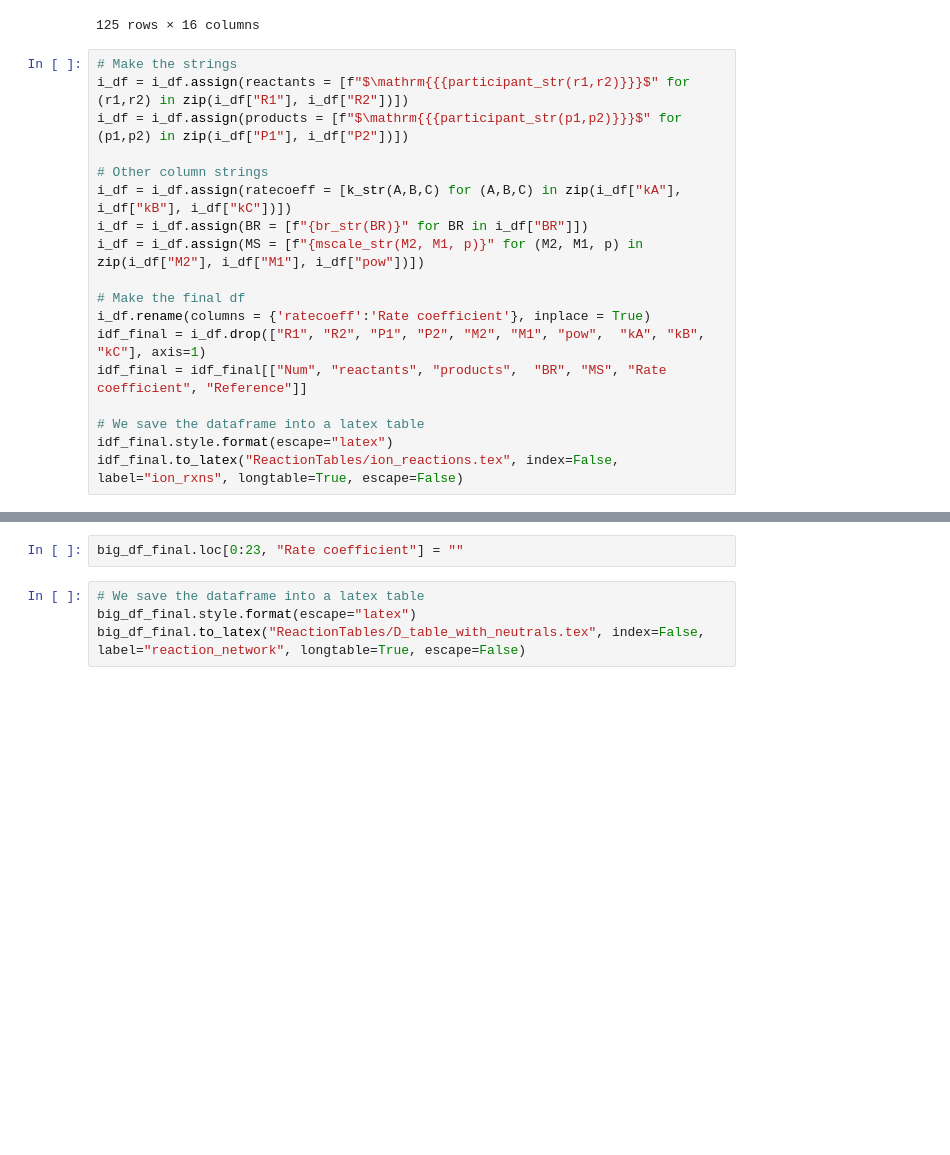
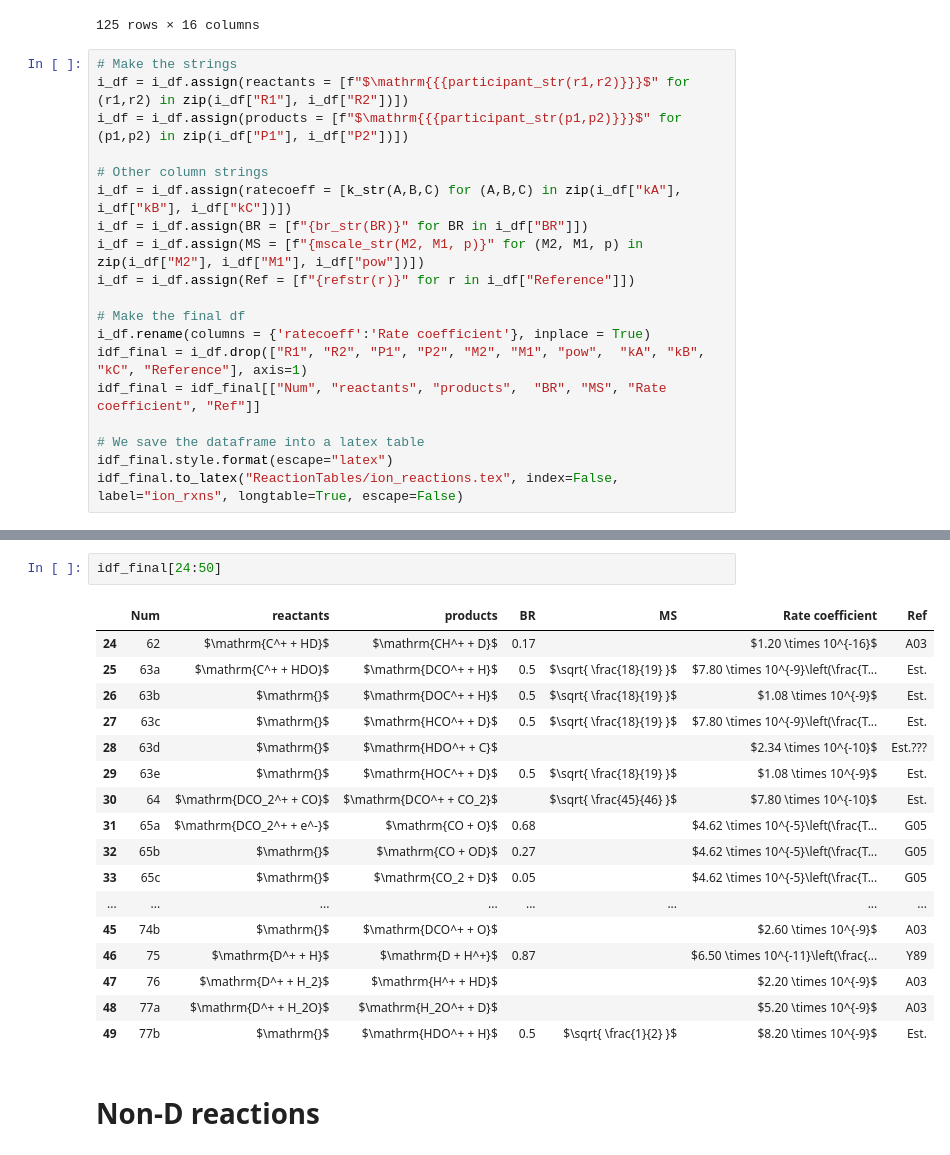
Before and after one commit to emcangi/bluejay, a Jupyter notebook: Format_Reaction_Latex_Tables_Separately.ipynb, the cells around one changed output, grey strips where cells are left out. Drawn from its saved outputs; the diff is of its cells as text; blank space fills up the shorter version.

```diff
--- a/Format_Reaction_Latex_Tables_Separately.ipynb
+++ b/Format_Reaction_Latex_Tables_Separately.ipynb
@@ -539,11 +671,12 @@ i_df = i_df.assign(products = [f"$\mathrm{{{participant_str(p1,p2)}}}$" for (p1,
 i_df = i_df.assign(ratecoeff = [k_str(A,B,C) for (A,B,C) in zip(i_df["kA"], i_df["kB"], i_df["kC"])])
 i_df = i_df.assign(BR = [f"{br_str(BR)}" for BR in i_df["BR"]])
 i_df = i_df.assign(MS = [f"{mscale_str(M2, M1, p)}" for (M2, M1, p) in zip(i_df["M2"], i_df["M1"], i_df["pow"])])
+i_df = i_df.assign(Ref = [f"{refstr(r)}" for r in i_df["Reference"]])
 
 # Make the final df
 i_df.rename(columns = {'ratecoeff':'Rate coefficient'}, inplace = True)
-idf_final = i_df.drop(["R1", "R2", "P1", "P2", "M2", "M1", "pow",  "kA", "kB", "kC"], axis=1)
-idf_final = idf_final[["Num", "reactants", "products",  "BR", "MS", "Rate coefficient", "Reference"]]
+idf_final = i_df.drop(["R1", "R2", "P1", "P2", "M2", "M1", "pow",  "kA", "kB", "kC", "Reference"], axis=1)
+idf_final = idf_final[["Num", "reactants", "products",  "BR", "MS", "Rate coefficient", "Ref"]]
 
 # We save the dataframe into a latex table
 idf_final.style.format(escape="latex")
@@ -679,6 +684,22 @@ big_df_final[0:40]
-# %%
-big_df_final.loc[0:23, "Rate coefficient"] = ""
-# %%
-# We save the dataframe into a latex table
-big_df_final.style.format(escape="latex")
-big_df_final.to_latex("ReactionTables/D_table_with_neutrals.tex", index=False, label="reaction_network", longtable=True, escape=False)
+# %%
+idf_final[24:50]
+# %% [output]
+|  | Num | reactants | products | BR | MS | Rate coefficient | Ref |
+| 24 | 62 | $\mathrm{C^+ + HD}$ | $\mathrm{CH^+ + D}$ | 0.17 |  | $1.20 \times 10^{-16}$ | A03 |
+| 25 | 63a | $\mathrm{C^+ + HDO}$ | $\mathrm{DCO^+ + H}$ | 0.5 | $\sqrt{ \frac{18}{19} }$ | $7.80 \times 10^{-9}\left(\frac{T... | Est. |
+| 26 | 63b | $\mathrm{}$ | $\mathrm{DOC^+ + H}$ | 0.5 | $\sqrt{ \frac{18}{19} }$ | $1.08 \times 10^{-9}$ | Est. |
+| 27 | 63c | $\mathrm{}$ | $\mathrm{HCO^+ + D}$ | 0.5 | $\sqrt{ \frac{18}{19} }$ | $7.80 \times 10^{-9}\left(\frac{T... | Est. |
+| 28 | 63d | $\mathrm{}$ | $\mathrm{HDO^+ + C}$ |  |  | $2.34 \times 10^{-10}$ | Est.??? |
+| 29 | 63e | $\mathrm{}$ | $\mathrm{HOC^+ + D}$ | 0.5 | $\sqrt{ \frac{18}{19} }$ | $1.08 \times 10^{-9}$ | Est. |
+| 30 | 64 | $\mathrm{DCO_2^+ + CO}$ | $\mathrm{DCO^+ + CO_2}$ |  | $\sqrt{ \frac{45}{46} }$ | $7.80 \times 10^{-10}$ | Est. |
+| 31 | 65a | $\mathrm{DCO_2^+ + e^-}$ | $\mathrm{CO + O}$ | 0.68 |  | $4.62 \times 10^{-5}\left(\frac{T... | G05 |
+| 32 | 65b | $\mathrm{}$ | $\mathrm{CO + OD}$ | 0.27 |  | $4.62 \times 10^{-5}\left(\frac{T... | G05 |
+| 33 | 65c | $\mathrm{}$ | $\mathrm{CO_2 + D}$ | 0.05 |  | $4.62 \times 10^{-5}\left(\frac{T... | G05 |
+| ... | ... | ... | ... | ... | ... | ... | ... |
+| 45 | 74b | $\mathrm{}$ | $\mathrm{DCO^+ + O}$ |  |  | $2.60 \times 10^{-9}$ | A03 |
+| 46 | 75 | $\mathrm{D^+ + H}$ | $\mathrm{D + H^+}$ | 0.87 |  | $6.50 \times 10^{-11}\left(\frac{... | Y89 |
+| 47 | 76 | $\mathrm{D^+ + H_2}$ | $\mathrm{H^+ + HD}$ |  |  | $2.20 \times 10^{-9}$ | A03 |
+| 48 | 77a | $\mathrm{D^+ + H_2O}$ | $\mathrm{H_2O^+ + D}$ |  |  | $5.20 \times 10^{-9}$ | A03 |
+| 49 | 77b | $\mathrm{}$ | $\mathrm{HDO^+ + H}$ | 0.5 | $\sqrt{ \frac{1}{2} }$ | $8.20 \times 10^{-9}$ | Est. |
+# %% [markdown]
+# Non-D reactions
```
Also changed, not shown: parts of 37 cells of this notebook, 17 other files.
